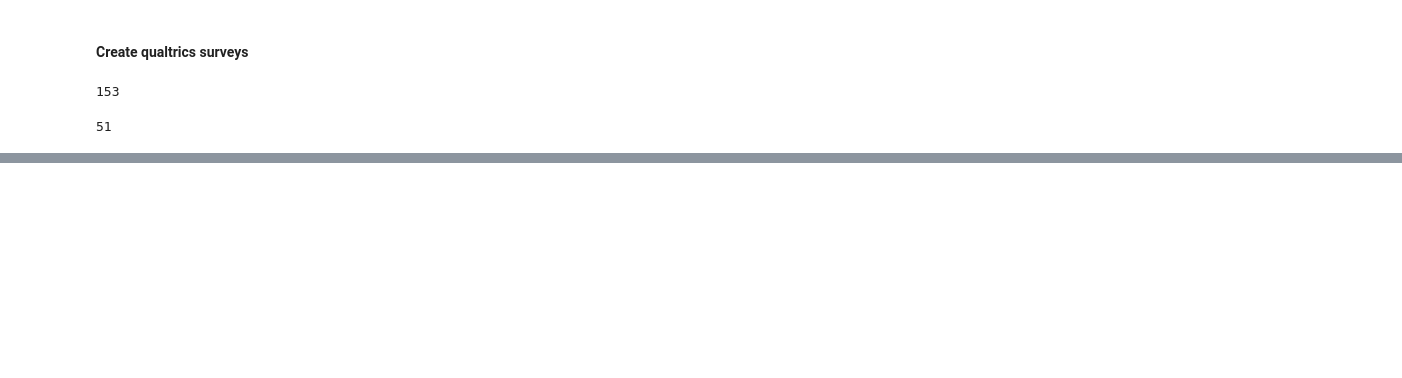
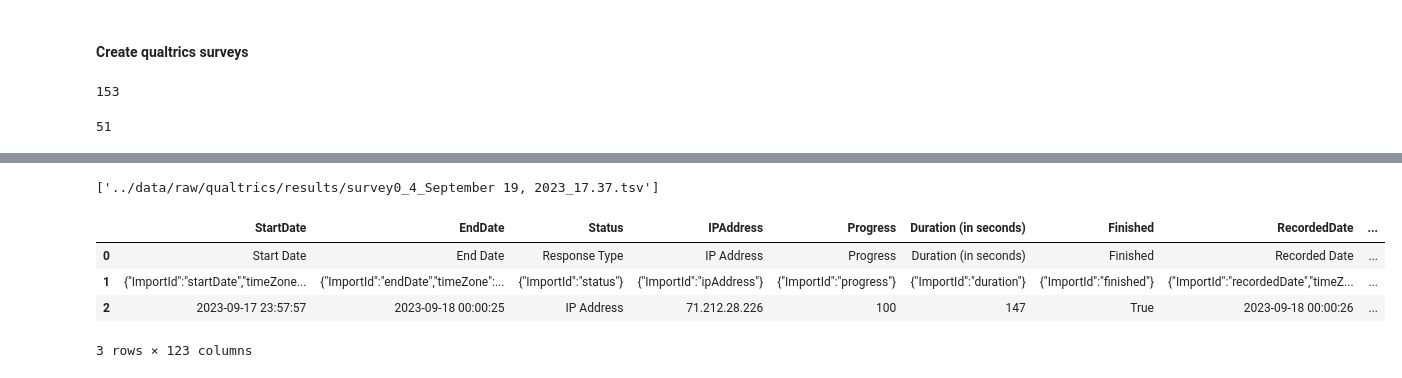
Before and after one commit to DigitalHarborFoundation/rag-for-math-qa, a Jupyter notebook: notebooks/SurveyDataAnalysis.ipynb, the cells around one changed output, grey strips where cells are left out. Cells and saved outputs as stored; diff of their text form; code cells hidden in the pictures; blank space fills up the shorter version.

```diff
--- a/notebooks/SurveyDataAnalysis.ipynb
+++ b/notebooks/SurveyDataAnalysis.ipynb
@@ -923,0 +1062,4 @@ Name: count, dtype: int64
+# %%
+survey_input_dir = data_dir / "derived" / "qualtrics"
+survey_results_dir = data_dir / "raw" / "qualtrics" / "results"
+assert survey_results_dir.exists()
@@ -923,0 +1072,14 @@ Name: count, dtype: int64
+# %%
+survey_files = glob(str(survey_results_dir) + "/survey0*.tsv")
+survey_files
+# %% [output]
+['../data/raw/qualtrics/results/survey0_4_September 19, 2023_17.37.tsv']
+# %%
+sdf = pd.read_csv(survey_files[0], sep="\t", encoding="utf-16")
+sdf.head(3)
+# %% [output]
+|  | StartDate | EndDate | Status | IPAddress | Progress | Duration (in seconds) | Finished | RecordedDate | ... |
+| 0 | Start Date | End Date | Response Type | IP Address | Progress | Duration (in seconds) | Finished | Recorded Date | ... |
+| 1 | {"ImportId":"startDate","timeZone... | {"ImportId":"endDate","timeZone":... | {"ImportId":"status"} | {"ImportId":"ipAddress"} | {"ImportId":"progress"} | {"ImportId":"duration"} | {"ImportId":"finished"} | {"ImportId":"recordedDate","timeZ... | ... |
+| 2 | 2023-09-17 23:57:57 | 2023-09-18 00:00:25 | IP Address | 71.212.28.226 | 100 | 147 | True | 2023-09-18 00:00:26 | ... |
+3 rows × 123 columns
```
Also changed, not shown: parts of 28 cells of this notebook, 4 other files.
